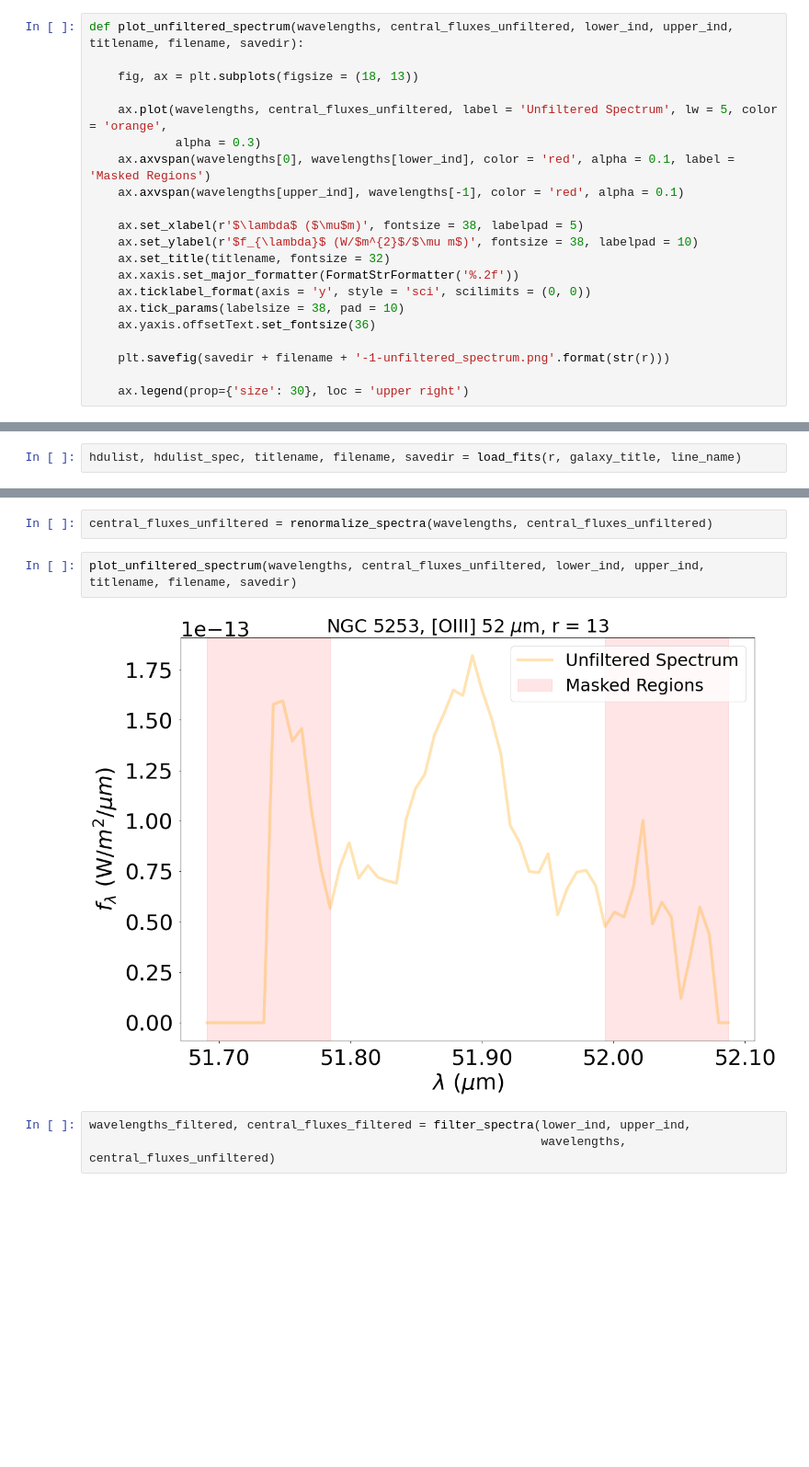
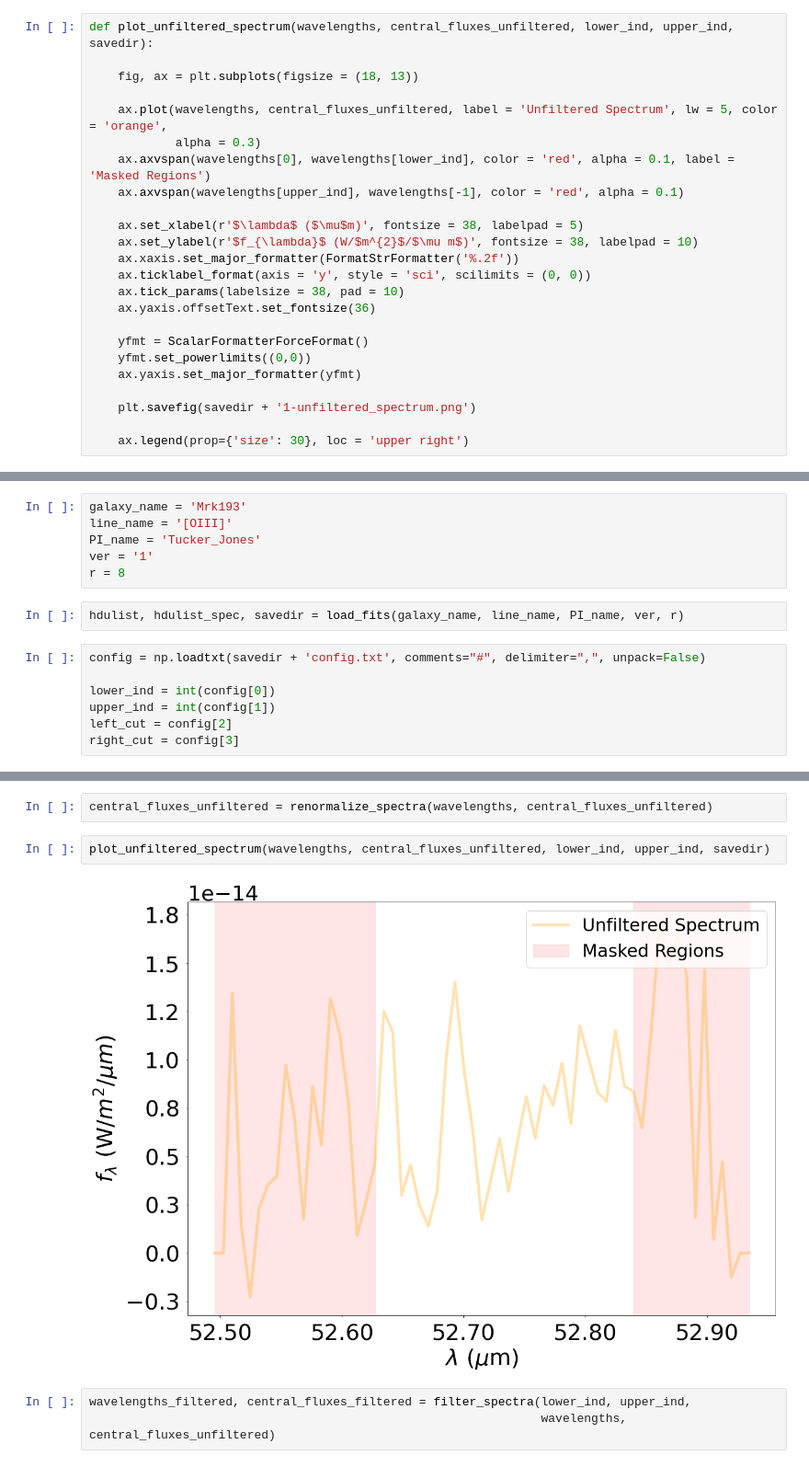
Before and after one commit to suyashk12/SOFIA_FIFI_Cycle-8, a Jupyter notebook: process.ipynb, the cells around one changed output, grey strips where cells are left out. Shown at 92% size. Cells and saved outputs as stored; diff of their text form; blank space fills up the shorter version.

```diff
--- a/process.ipynb
+++ b/process.ipynb
@@ -52,7 +44,7 @@ def renormalize_spectra(wavelengths, central_fluxes_unfiltered):
 
     return central_fluxes_unfiltered
 # %%
-def plot_unfiltered_spectrum(wavelengths, central_fluxes_unfiltered, lower_ind, upper_ind, titlename, filename, savedir):
+def plot_unfiltered_spectrum(wavelengths, central_fluxes_unfiltered, lower_ind, upper_ind, savedir):
 
     fig, ax = plt.subplots(figsize = (18, 13))
 
@@ -63,13 +55,16 @@ def plot_unfiltered_spectrum(wavelengths, central_fluxes_unfiltered, lower_ind,
 
     ax.set_xlabel(r'$\lambda$ ($\mu$m)', fontsize = 38, labelpad = 5)
     ax.set_ylabel(r'$f_{\lambda}$ (W/$m^{2}$/$\mu m$)', fontsize = 38, labelpad = 10)
-    ax.set_title(titlename, fontsize = 32)
     ax.xaxis.set_major_formatter(FormatStrFormatter('%.2f'))
     ax.ticklabel_format(axis = 'y', style = 'sci', scilimits = (0, 0))
     ax.tick_params(labelsize = 38, pad = 10)
     ax.yaxis.offsetText.set_fontsize(36)
 
-    plt.savefig(savedir + filename + '-1-unfiltered_spectrum.png'.format(str(r)))
+    yfmt = ScalarFormatterForceFormat()
+    yfmt.set_powerlimits((0,0))
+    ax.yaxis.set_major_formatter(yfmt)
+
+    plt.savefig(savedir + '1-unfiltered_spectrum.png')
 
     ax.legend(prop={'size': 30}, loc = 'upper right')
 # %%
@@ -311,5 +304,18 @@ right_cut = params[3]
+# %%
+galaxy_name = 'Mrk193'
+line_name = '[OIII]'
+PI_name = 'Tucker_Jones'
+ver = '1'
+r = 8
 # %%
-hdulist, hdulist_spec, titlename, filename, savedir = load_fits(r, galaxy_title, line_name)
+hdulist, hdulist_spec, savedir = load_fits(galaxy_name, line_name, PI_name, ver, r)
+# %%
+config = np.loadtxt(savedir + 'config.txt', comments="#", delimiter=",", unpack=False)
+
+lower_ind = int(config[0])
+upper_ind = int(config[1])
+left_cut = config[2]
+right_cut = config[3]
 # %%
 wavelengths = hdulist[5].data
 wav_diff = np.average(wavelengths[1:] - wavelengths[:-1])
@@ -318,9 +324,9 @@ central_fluxes_unfiltered = hdulist_spec[0].data
 # %%
 central_fluxes_unfiltered = renormalize_spectra(wavelengths, central_fluxes_unfiltered)
 # %%
-plot_unfiltered_spectrum(wavelengths, central_fluxes_unfiltered, lower_ind, upper_ind, titlename, filename, savedir)
+plot_unfiltered_spectrum(wavelengths, central_fluxes_unfiltered, lower_ind, upper_ind, savedir)
 # %% [output]
-[figure, old version]
+[figure, new version]
 # %%
 wavelengths_filtered, central_fluxes_filtered = filter_spectra(lower_ind, upper_ind,
                                                                wavelengths, central_fluxes_unfiltered)
```
Also changed, not shown: parts of 21 cells of this notebook, 14 other files.
